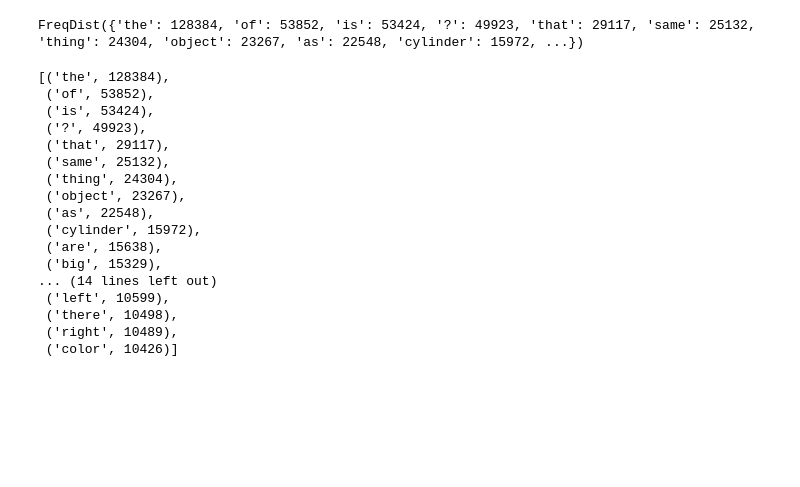
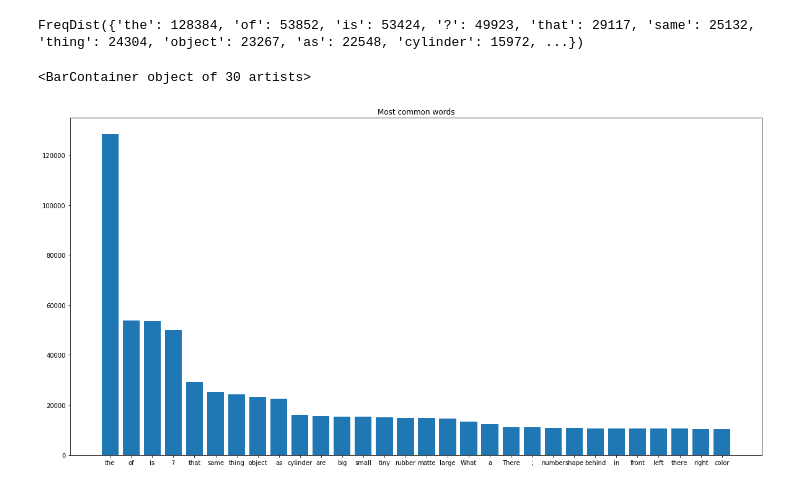
Before and after one commit to AMDonati/RL-NLP, a Jupyter notebook: src/statistics/analysis.ipynb, the cells around one changed output. Drawn from its saved outputs; the diff is of its cells as text; code cells hidden in the pictures; blank space fills up the shorter version.

```diff
--- a/src/statistics/analysis.ipynb
+++ b/src/statistics/analysis.ipynb
@@ -35,22 +37,13 @@ fdist
 FreqDist({'the': 128384, 'of': 53852, 'is': 53424, '?': 49923, 'that': 29117, 'same': 25132, 'thing': 24304, 'object': 23267, 'as': 22548, 'cylinder': 15972, ...})
 # %%
 fdist1 = fdist.most_common(30)
-fdist1
+#fdist1
-# %% [output]
-[('the', 128384),
- ('of', 53852),
- ('is', 53424),
- ('?', 49923),
- ('that', 29117),
- ('same', 25132),
- ('thing', 24304),
- ('object', 23267),
- ('as', 22548),
- ('cylinder', 15972),
- ('are', 15638),
- ('big', 15329),
-... (14 lines left out)
- ('left', 10599),
- ('there', 10498),
- ('right', 10489),
- ('color', 10426)]
+# %%
+fdist1_dict={ key:value for key,value in fdist1}
+# %%
+plt.figure(figsize=(20,10))
+plt.title("Most common words")
+plt.bar(fdist1_dict.keys(), fdist1_dict.values())
+# %% [output]
+<BarContainer object of 30 artists>
+[figure, added]
```
Also changed, not shown: parts of 4 cells of this notebook.
